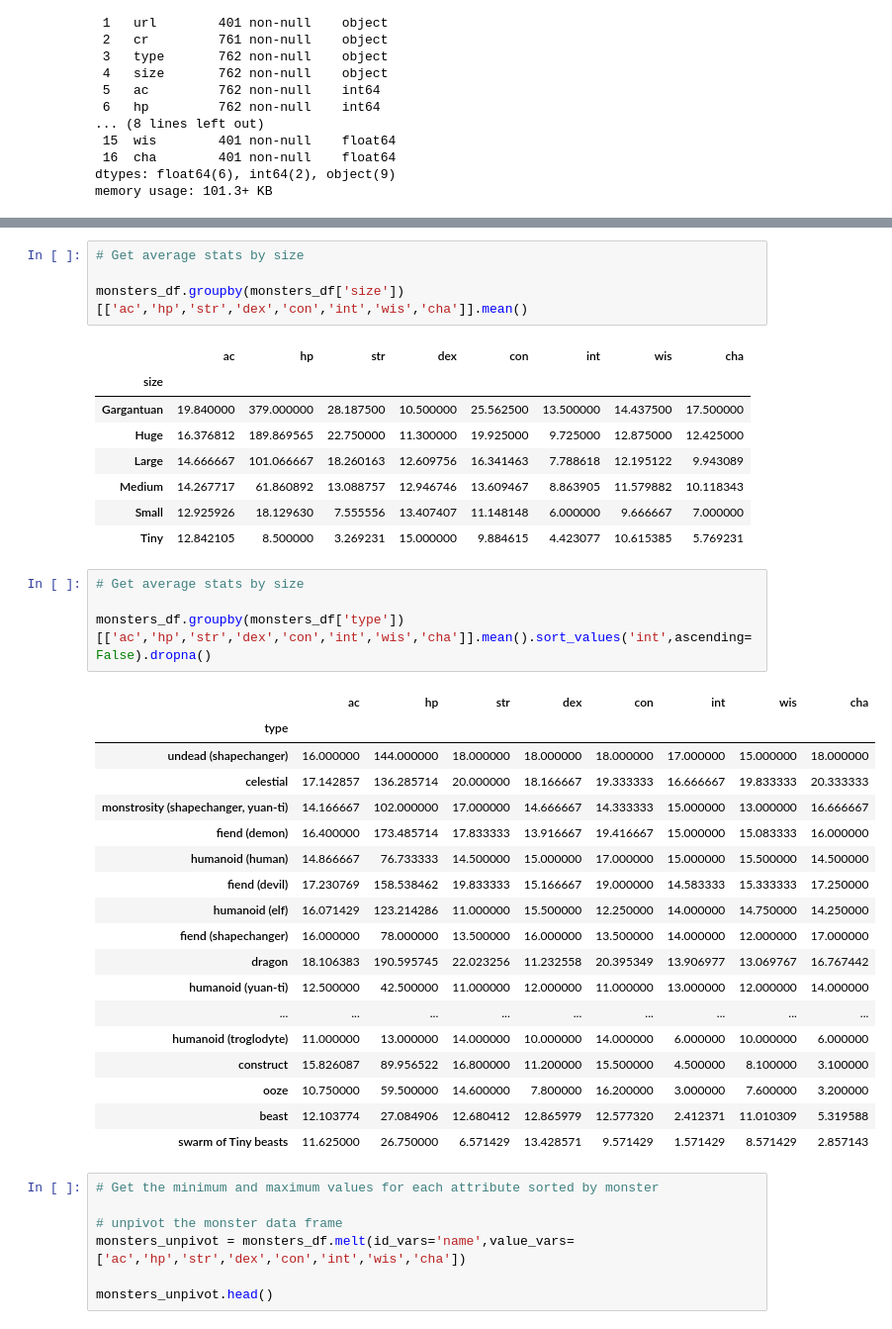
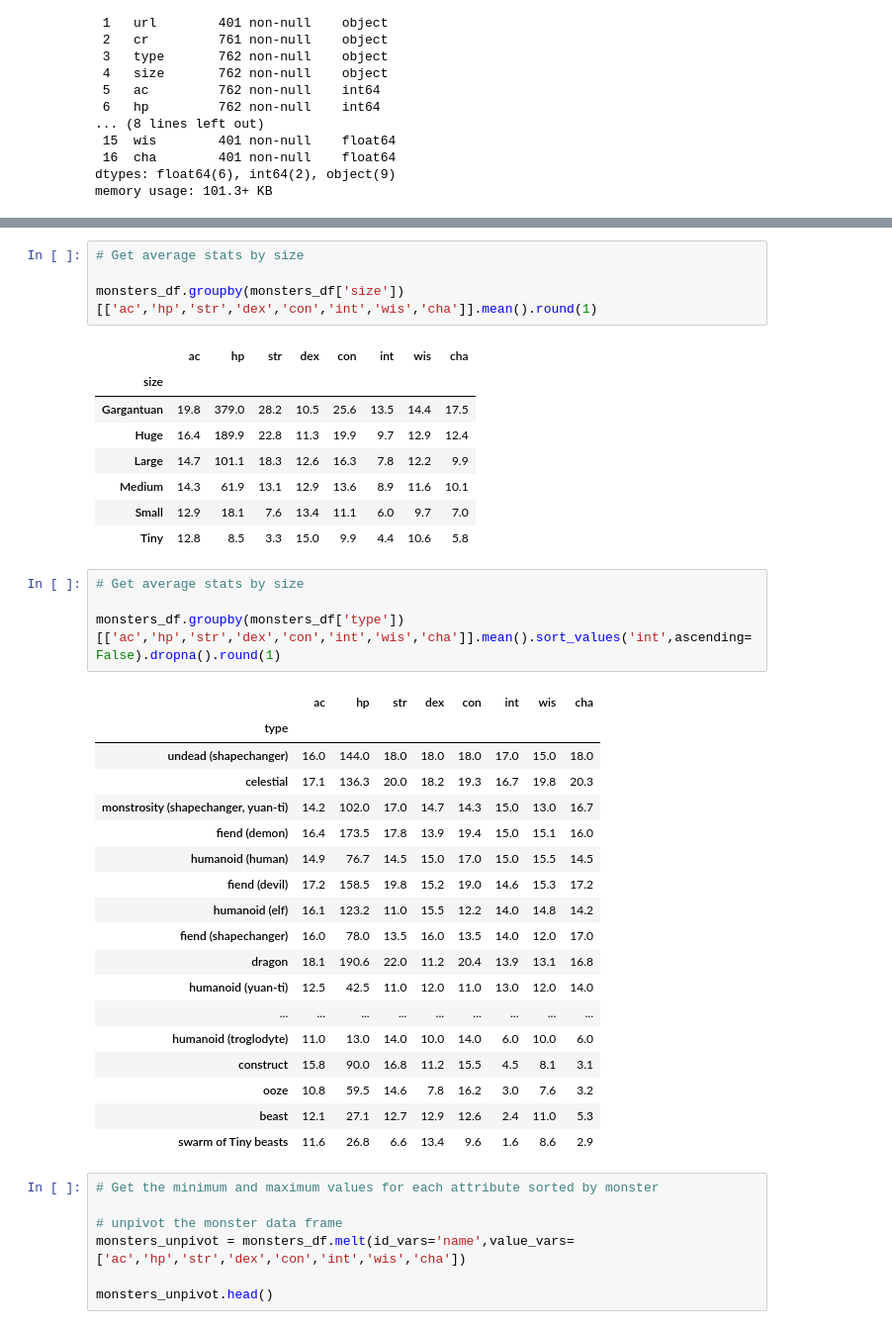
Before and after one commit to seancary62/DND_Tools, a Jupyter notebook: dnd-5e-monster-exploration.ipynb, the cells around one changed output, grey strips where cells are left out. Shown: that part at 99% size. Drawn from its saved outputs; the diff is of its cells as text.

```diff
--- a/dnd-5e-monster-exploration.ipynb
+++ b/dnd-5e-monster-exploration.ipynb
@@ -85,39 +85,39 @@ monsters_df[monsters_df['legendary'] == 'Legendary']
 # %%
 # Get average stats by size
 
-monsters_df.groupby(monsters_df['size'])[['ac','hp','str','dex','con','int','wis','cha']].mean()
+monsters_df.groupby(monsters_df['size'])[['ac','hp','str','dex','con','int','wis','cha']].mean().round(1)
 # %% [output]
 |  | ac | hp | str | dex | con | int | wis | cha |
 | size |  |  |  |  |  |  |  |  |
-| Gargantuan | 19.840000 | 379.000000 | 28.187500 | 10.500000 | 25.562500 | 13.500000 | 14.437500 | 17.500000 |
-| Huge | 16.376812 | 189.869565 | 22.750000 | 11.300000 | 19.925000 | 9.725000 | 12.875000 | 12.425000 |
-| Large | 14.666667 | 101.066667 | 18.260163 | 12.609756 | 16.341463 | 7.788618 | 12.195122 | 9.943089 |
-| Medium | 14.267717 | 61.860892 | 13.088757 | 12.946746 | 13.609467 | 8.863905 | 11.579882 | 10.118343 |
-| Small | 12.925926 | 18.129630 | 7.555556 | 13.407407 | 11.148148 | 6.000000 | 9.666667 | 7.000000 |
-| Tiny | 12.842105 | 8.500000 | 3.269231 | 15.000000 | 9.884615 | 4.423077 | 10.615385 | 5.769231 |
+| Gargantuan | 19.8 | 379.0 | 28.2 | 10.5 | 25.6 | 13.5 | 14.4 | 17.5 |
+| Huge | 16.4 | 189.9 | 22.8 | 11.3 | 19.9 | 9.7 | 12.9 | 12.4 |
+| Large | 14.7 | 101.1 | 18.3 | 12.6 | 16.3 | 7.8 | 12.2 | 9.9 |
+| Medium | 14.3 | 61.9 | 13.1 | 12.9 | 13.6 | 8.9 | 11.6 | 10.1 |
+| Small | 12.9 | 18.1 | 7.6 | 13.4 | 11.1 | 6.0 | 9.7 | 7.0 |
+| Tiny | 12.8 | 8.5 | 3.3 | 15.0 | 9.9 | 4.4 | 10.6 | 5.8 |
 # %%
 # Get average stats by size
 
-monsters_df.groupby(monsters_df['type'])[['ac','hp','str','dex','con','int','wis','cha']].mean().sort_values('int',ascending=False).dropna()
+monsters_df.groupby(monsters_df['type'])[['ac','hp','str','dex','con','int','wis','cha']].mean().sort_values('int',ascending=False).dropna().round(1)
 # %% [output]
 |  | ac | hp | str | dex | con | int | wis | cha |
 | type |  |  |  |  |  |  |  |  |
-| undead (shapechanger) | 16.000000 | 144.000000 | 18.000000 | 18.000000 | 18.000000 | 17.000000 | 15.000000 | 18.000000 |
-| celestial | 17.142857 | 136.285714 | 20.000000 | 18.166667 | 19.333333 | 16.666667 | 19.833333 | 20.333333 |
-| monstrosity (shapechanger, yuan-ti) | 14.166667 | 102.000000 | 17.000000 | 14.666667 | 14.333333 | 15.000000 | 13.000000 | 16.666667 |
-| fiend (demon) | 16.400000 | 173.485714 | 17.833333 | 13.916667 | 19.416667 | 15.000000 | 15.083333 | 16.000000 |
-| humanoid (human) | 14.866667 | 76.733333 | 14.500000 | 15.000000 | 17.000000 | 15.000000 | 15.500000 | 14.500000 |
-| fiend (devil) | 17.230769 | 158.538462 | 19.833333 | 15.166667 | 19.000000 | 14.583333 | 15.333333 | 17.250000 |
-| humanoid (elf) | 16.071429 | 123.214286 | 11.000000 | 15.500000 | 12.250000 | 14.000000 | 14.750000 | 14.250000 |
-| fiend (shapechanger) | 16.000000 | 78.000000 | 13.500000 | 16.000000 | 13.500000 | 14.000000 | 12.000000 | 17.000000 |
-| dragon | 18.106383 | 190.595745 | 22.023256 | 11.232558 | 20.395349 | 13.906977 | 13.069767 | 16.767442 |
-| humanoid (yuan-ti) | 12.500000 | 42.500000 | 11.000000 | 12.000000 | 11.000000 | 13.000000 | 12.000000 | 14.000000 |
+| undead (shapechanger) | 16.0 | 144.0 | 18.0 | 18.0 | 18.0 | 17.0 | 15.0 | 18.0 |
+| celestial | 17.1 | 136.3 | 20.0 | 18.2 | 19.3 | 16.7 | 19.8 | 20.3 |
+| monstrosity (shapechanger, yuan-ti) | 14.2 | 102.0 | 17.0 | 14.7 | 14.3 | 15.0 | 13.0 | 16.7 |
+| fiend (demon) | 16.4 | 173.5 | 17.8 | 13.9 | 19.4 | 15.0 | 15.1 | 16.0 |
+| humanoid (human) | 14.9 | 76.7 | 14.5 | 15.0 | 17.0 | 15.0 | 15.5 | 14.5 |
+| fiend (devil) | 17.2 | 158.5 | 19.8 | 15.2 | 19.0 | 14.6 | 15.3 | 17.2 |
+| humanoid (elf) | 16.1 | 123.2 | 11.0 | 15.5 | 12.2 | 14.0 | 14.8 | 14.2 |
+| fiend (shapechanger) | 16.0 | 78.0 | 13.5 | 16.0 | 13.5 | 14.0 | 12.0 | 17.0 |
+| dragon | 18.1 | 190.6 | 22.0 | 11.2 | 20.4 | 13.9 | 13.1 | 16.8 |
+| humanoid (yuan-ti) | 12.5 | 42.5 | 11.0 | 12.0 | 11.0 | 13.0 | 12.0 | 14.0 |
 | ... | ... | ... | ... | ... | ... | ... | ... | ... |
-| humanoid (troglodyte) | 11.000000 | 13.000000 | 14.000000 | 10.000000 | 14.000000 | 6.000000 | 10.000000 | 6.000000 |
-| construct | 15.826087 | 89.956522 | 16.800000 | 11.200000 | 15.500000 | 4.500000 | 8.100000 | 3.100000 |
-| ooze | 10.750000 | 59.500000 | 14.600000 | 7.800000 | 16.200000 | 3.000000 | 7.600000 | 3.200000 |
-| beast | 12.103774 | 27.084906 | 12.680412 | 12.865979 | 12.577320 | 2.412371 | 11.010309 | 5.319588 |
-| swarm of Tiny beasts | 11.625000 | 26.750000 | 6.571429 | 13.428571 | 9.571429 | 1.571429 | 8.571429 | 2.857143 |
+| humanoid (troglodyte) | 11.0 | 13.0 | 14.0 | 10.0 | 14.0 | 6.0 | 10.0 | 6.0 |
+| construct | 15.8 | 90.0 | 16.8 | 11.2 | 15.5 | 4.5 | 8.1 | 3.1 |
+| ooze | 10.8 | 59.5 | 14.6 | 7.8 | 16.2 | 3.0 | 7.6 | 3.2 |
+| beast | 12.1 | 27.1 | 12.7 | 12.9 | 12.6 | 2.4 | 11.0 | 5.3 |
+| swarm of Tiny beasts | 11.6 | 26.8 | 6.6 | 13.4 | 9.6 | 1.6 | 8.6 | 2.9 |
 # %%
 # Get the minimum and maximum values for each attribute sorted by monster
 
```
Also changed, not shown: parts of 2 cells of this notebook.
